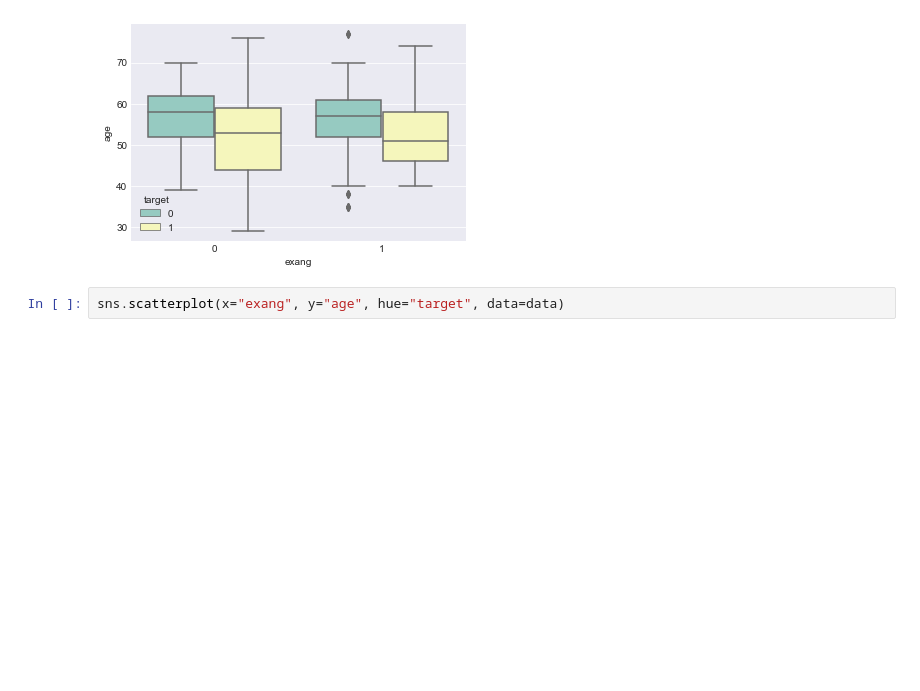
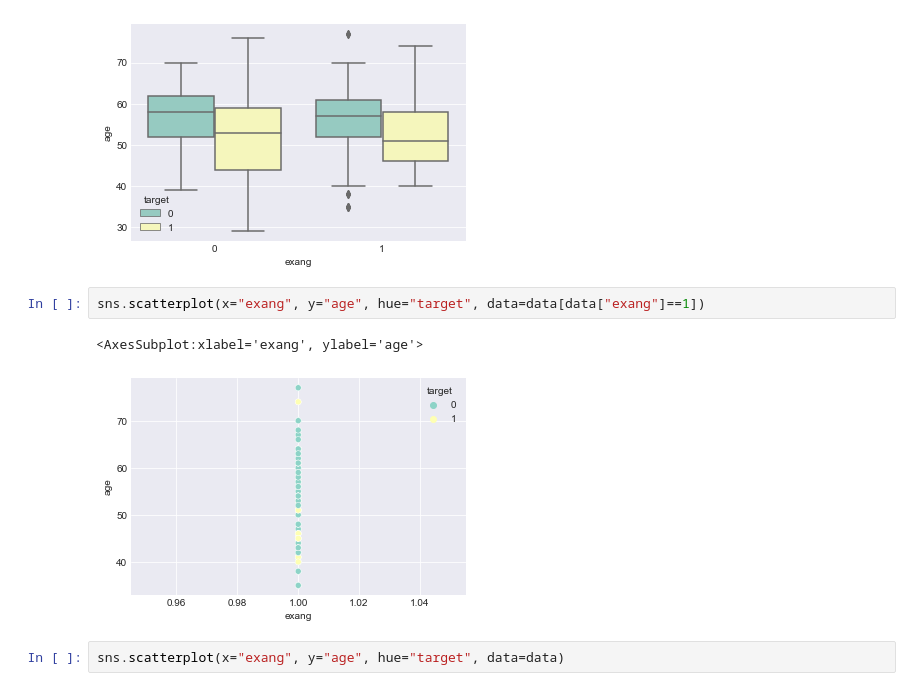
Before and after one commit to Param302/Heart-Disease-predictor, a Jupyter notebook: EDA.ipynb, the cells around one changed output. Cells and saved outputs as stored; diff of their text form; blank space fills up the shorter version.

```diff
--- a/EDA.ipynb
+++ b/EDA.ipynb
@@ -130,6 +134,11 @@ sns.boxplot(x="exang", y="age", hue="target", data=data)
 # %% [output]
 <AxesSubplot:xlabel='exang', ylabel='age'>
 [figure]
+# %%
+sns.scatterplot(x="exang", y="age", hue="target", data=data[data["exang"]==1])
+# %% [output]
+<AxesSubplot:xlabel='exang', ylabel='age'>
+[figure, added]
 # %%
 sns.scatterplot(x="exang", y="age", hue="target", data=data)
 # %% [output]
```
Also changed, not shown: parts of 5 cells of this notebook, 1 other file.
